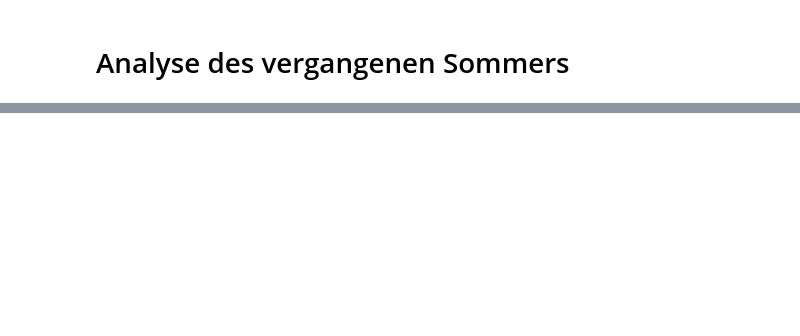
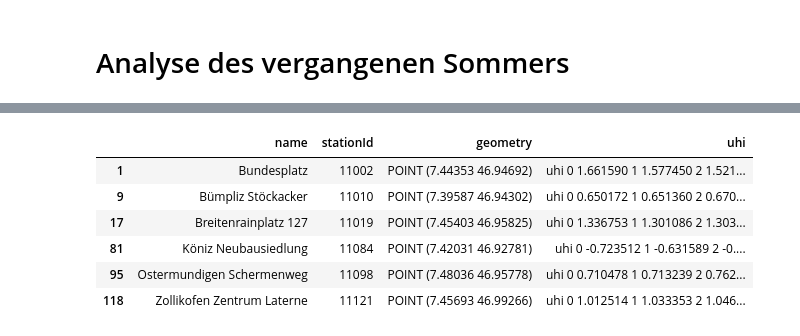
Before and after one commit to meteotest/urban-heat-API-docs, a Jupyter notebook: python_data_analysis_past_summer.ipynb, the cells around one changed output, grey strips where cells are left out. Saved outputs shown, nothing was run; the diff lists cells and outputs as text; code cells hidden in the pictures; blank space fills up the shorter version.

```diff
--- a/python_data_analysis_past_summer.ipynb
+++ b/python_data_analysis_past_summer.ipynb
@@ -171,0 +164,23 @@ m
+# %%
+# Auswahl an Zeitraum
+# get data of specific period (i.e. a heatwave)
+uhi_time_from = "2023-05-01T22:00:00Z" # startzeit
+uhi_time_to = "2023-09-30T23:50:00Z" # endzeit
+
+# Auswahl an Stationen
+# Wenn alle Stationen berücksichtigt werden sollen, dann einfach die Liste leer lassen
+station_name_subset = [
+                    # stationen in der stadt
+                    'Bundesplatz',
+                    "Breitenrainplatz 127",
+                    # stationen in quartieren der agglo oder ausserhalb
+                    "Köniz Neubausiedlung",
+                    "Bümpliz Stöckacker",
+                    "Ostermundigen Schermenweg",
+                    "Bolligen Sternenkreisel Laterne",
+                    "Zollikofen Zentrum Laterne",
+                    # 'Gurten Kulm',
+                    ]
+
+# hier ist eine Liste alle Stationen mit Name und ID:
+# https://smart-urban-heat-map.ch/api/v2/stations
@@ -171,0 +266,5 @@ m
+# %%
+# run uhi analysis
+station_analysis = get_station_uhi_analysis(uhi_time_from, uhi_time_to)
+station_analysis
+# %% [output]
@@ -171,0 +272,7 @@ m
+|  | name | stationId | geometry | uhi |
+| 1 | Bundesplatz | 11002 | POINT (7.44353 46.94692) | uhi 0 1.661590 1 1.577450 2 1.521... |
+| 9 | Bümpliz Stöckacker | 11010 | POINT (7.39587 46.94302) | uhi 0 0.650172 1 0.651360 2 0.670... |
+| 17 | Breitenrainplatz 127 | 11019 | POINT (7.45403 46.95825) | uhi 0 1.336753 1 1.301086 2 1.303... |
+| 81 | Köniz Neubausiedlung | 11084 | POINT (7.42031 46.92781) | uhi 0 -0.723512 1 -0.631589 2 -0.... |
+| 95 | Ostermundigen Schermenweg | 11098 | POINT (7.48036 46.95778) | uhi 0 0.710478 1 0.713239 2 0.762... |
+| 118 | Zollikofen Zentrum Laterne | 11121 | POINT (7.45693 46.99266) | uhi 0 1.012514 1 1.033353 2 1.046... |
```
Also changed, not shown: parts of 13 cells of this notebook.
